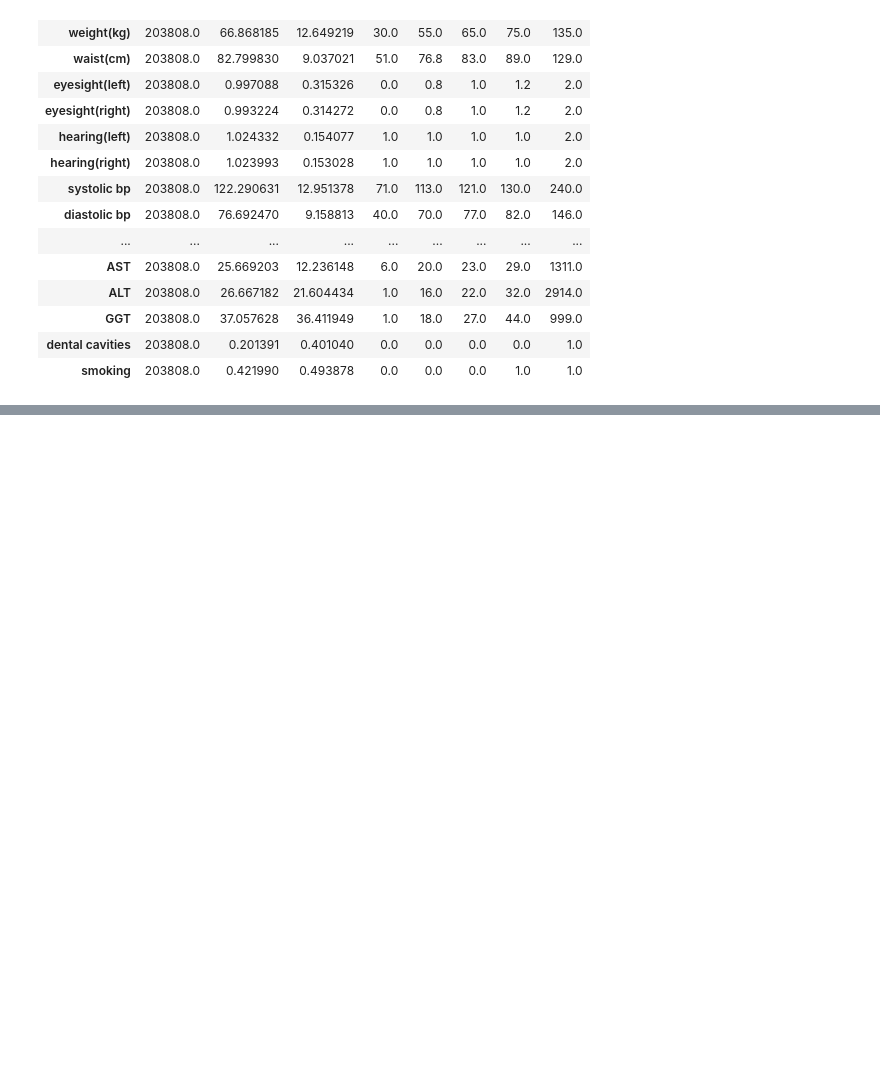
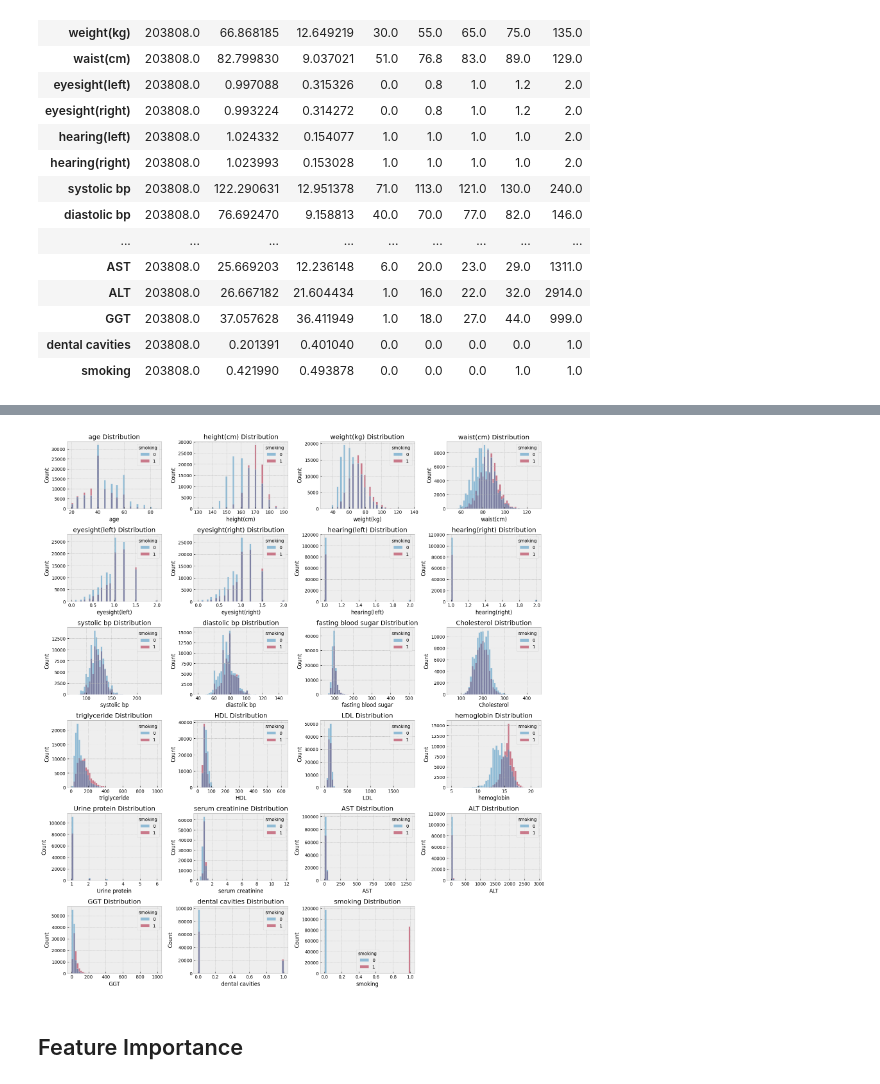
Before and after one commit to Koda98/smoker-status-prediction, a Jupyter notebook: notebook.ipynb, the cells around one changed output, grey strips where cells are left out. Cells and saved outputs as stored; diff of their text form; code cells hidden in the pictures; blank space fills up the shorter version.

```diff
--- a/notebook.ipynb
+++ b/notebook.ipynb
@@ -251,0 +232,13 @@ orig_data_df['age'].value_counts()[orig_bins].plot(kind='bar')
+# %%
+num_cols = len(df_train.columns)
+plt.figure(figsize=(16, num_cols*1.5))
+for i, col in enumerate(df_train.columns):
+    plt.subplot(num_cols//2 + num_cols%2, 4, i + 1)
+    sns.histplot(x=col, hue='smoking', data=df_train, bins=50)
+    plt.title(f'{col} Distribution')
+    plt.tight_layout()
+plt.show()
+# %% [output]
+[figure, added]
+# %% [markdown]
+## Feature Importance
```
Also changed, not shown: parts of 26 cells of this notebook, 3 other files.
